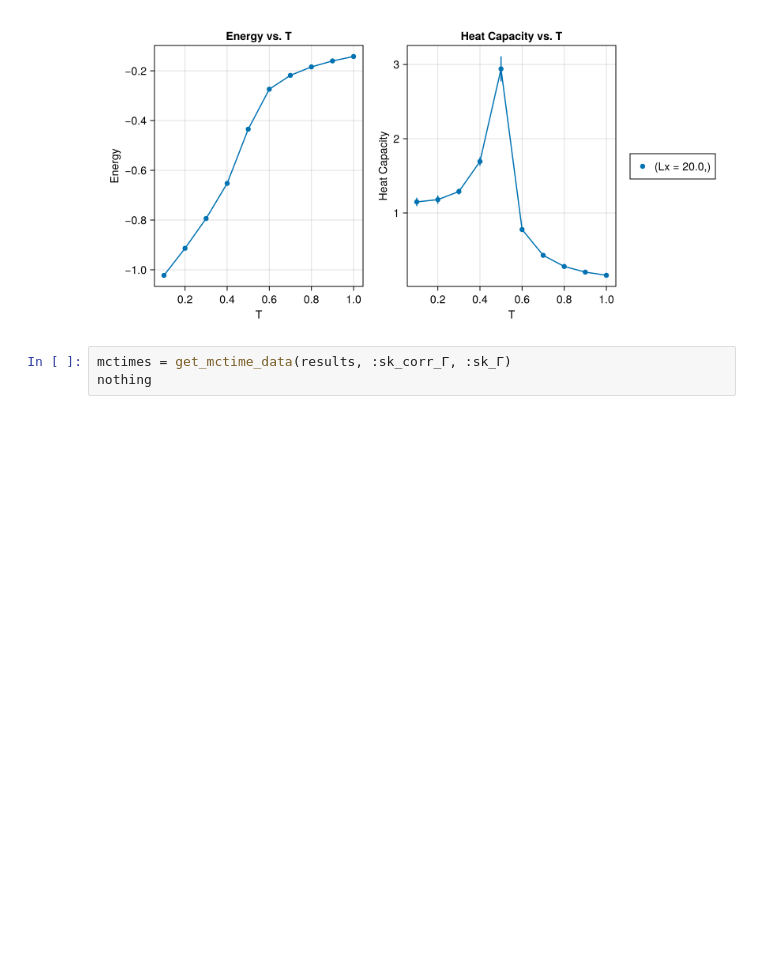
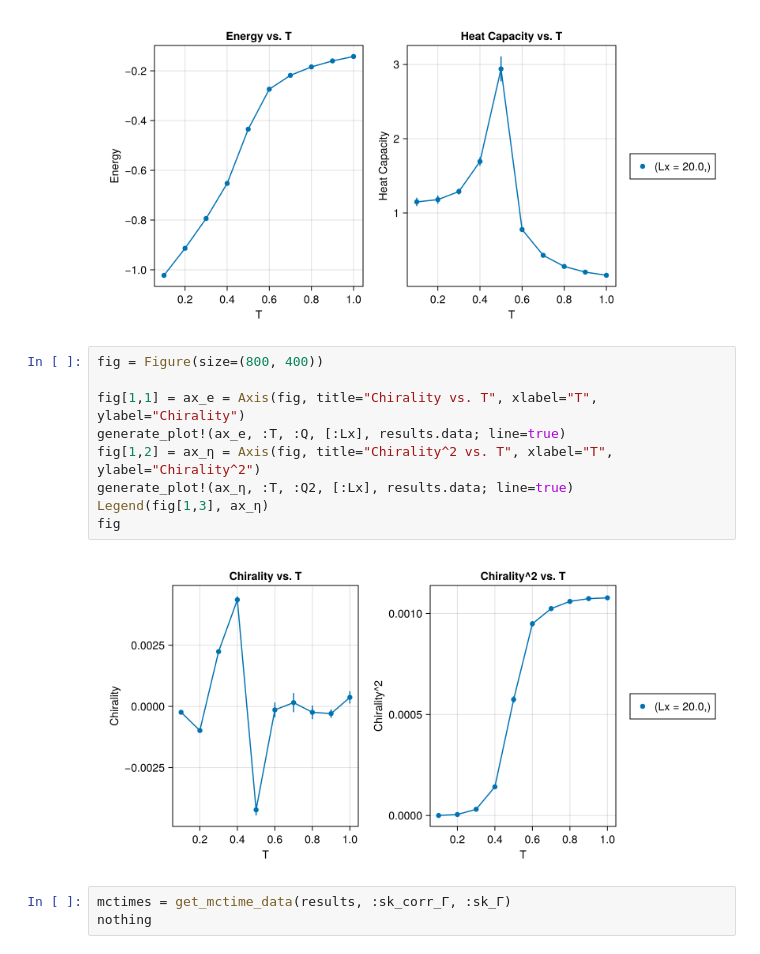
Before and after one commit to PatXue/WignerMolecule.jl, a Jupyter notebook: analysis/eta-model.ipynb, the cells around one changed output. Saved outputs shown, nothing was run; the diff lists cells and outputs as text; blank space fills up the shorter version.

Commit message:
Plot chirality in eta model

```diff
--- a/analysis/eta-model.ipynb
+++ b/analysis/eta-model.ipynb
@@ -109,6 +109,17 @@ Legend(fig[1,3], ax_η)
 fig
 # %% [output]
 [figure]
+# %%
+fig = Figure(size=(800, 400))
+
+fig[1,1] = ax_e = Axis(fig, title="Chirality vs. T", xlabel="T", ylabel="Chirality")
+generate_plot!(ax_e, :T, :Q, [:Lx], results.data; line=true)
+fig[1,2] = ax_η = Axis(fig, title="Chirality^2 vs. T", xlabel="T", ylabel="Chirality^2")
+generate_plot!(ax_η, :T, :Q2, [:Lx], results.data; line=true)
+Legend(fig[1,3], ax_η)
+fig
+# %% [output]
+[figure, added]
 # %%
 mctimes = get_mctime_data(results, :sk_corr_Γ, :sk_Γ)
 nothing
```
Also changed, not shown: parts of 2 cells of this notebook.
